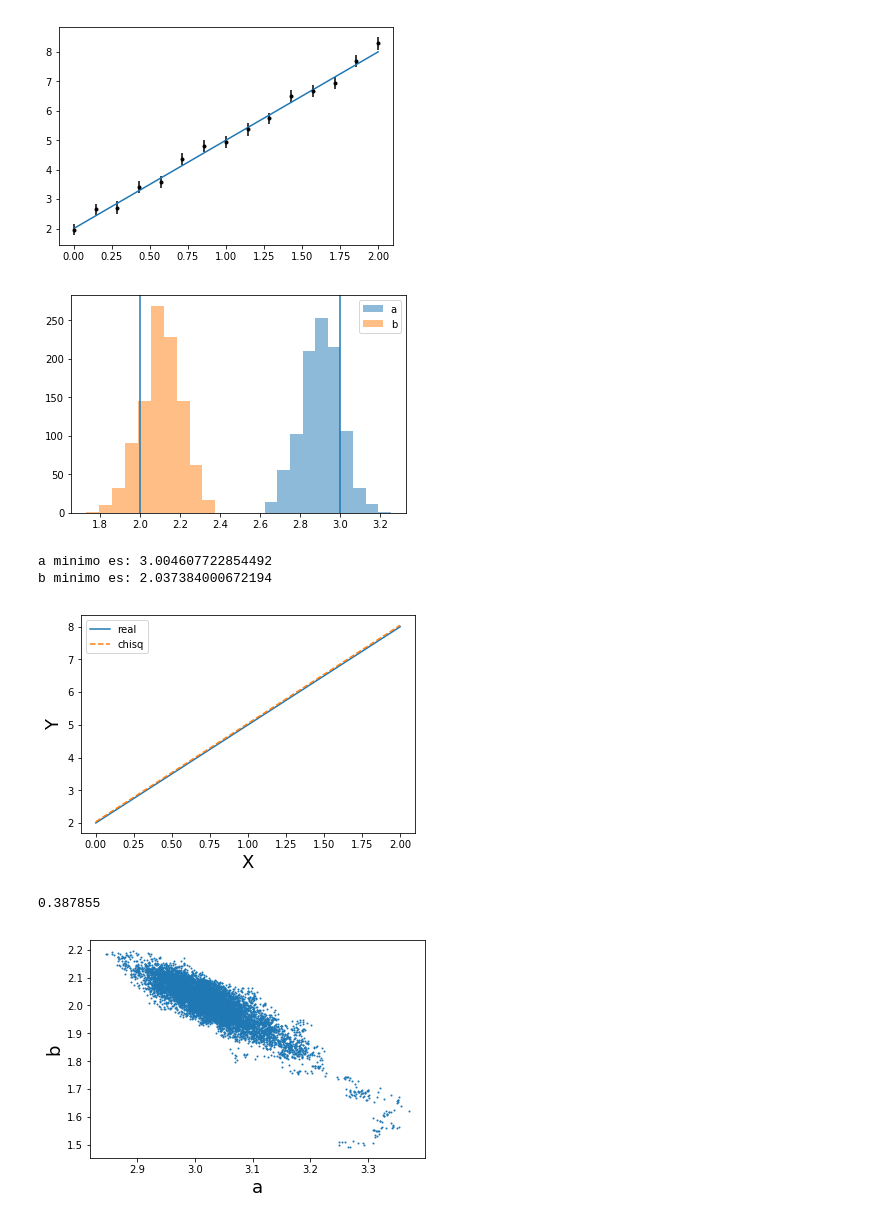
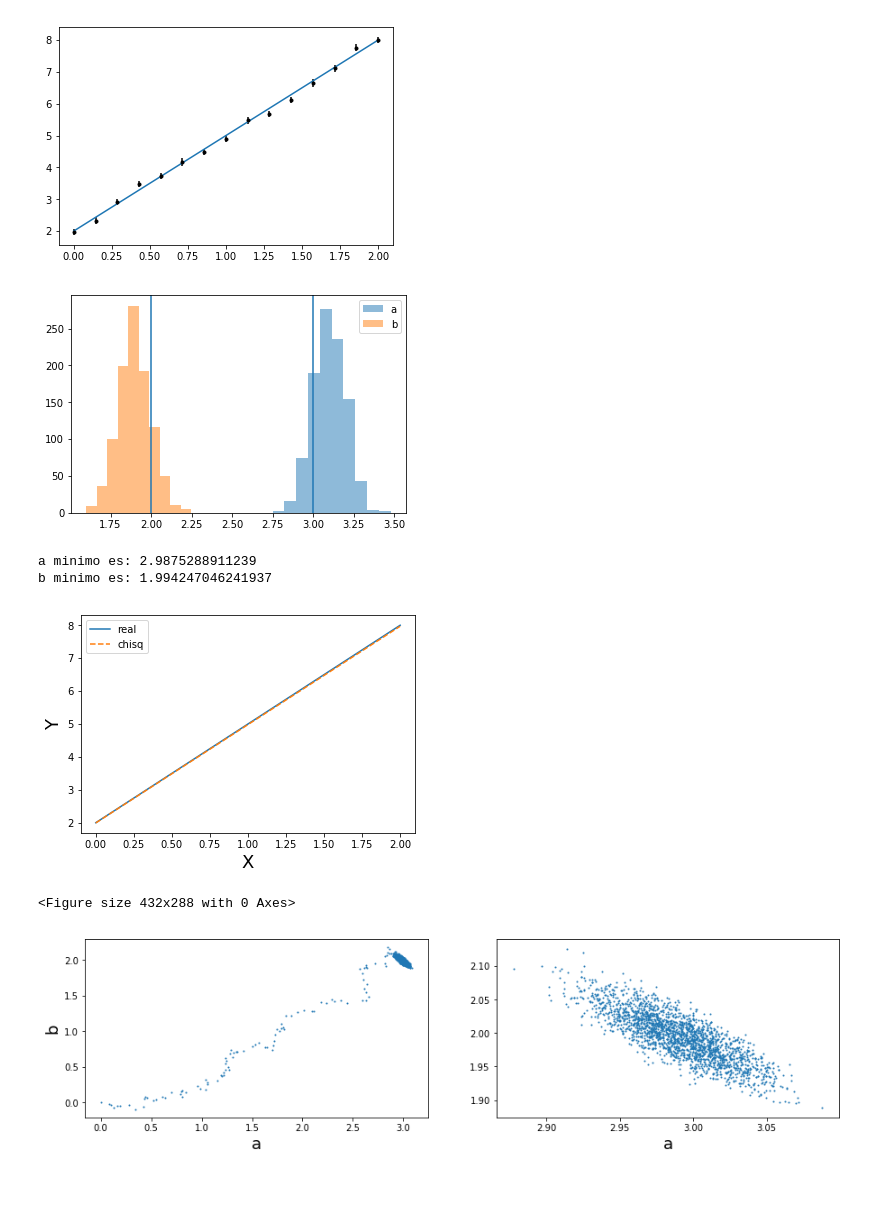
Before and after one commit to DCIDA2019/da2019-Oscar2401, a Jupyter notebook: Semana7/Trabajo_1.ipynb, the cells around one changed output. Cells and saved outputs as stored; diff of their text form; code cells hidden in the pictures; blank space fills up the shorter version.

```diff
--- a/Semana7/Trabajo_1.ipynb
+++ b/Semana7/Trabajo_1.ipynb
@@ -6,7 +6,7 @@ import matplotlib.pyplot as plt
 n = 15
 x_i = 0
 x_f = 2
-sigma = 0.2
+sigma = 0.1
 
 x = np.linspace(x_i,x_f,n)
 y_t = 3*x + 2
@@ -18,4 +18,4 @@ np.savetxt('recta.txt',(x,y,y_err))
 plt.errorbar(x,y,yerr=y_err, fmt='k.',ecolor='black')
 plt.plot(x,y_t);
 # %% [output]
-[figure, old version]
+[figure, new version]
@@ -24,8 +39,8 @@ x = np.loadtxt('recta.txt')[0]
 y = np.loadtxt('recta.txt')[1]
 y_err = np.loadtxt('recta.txt')[2]
 # %%
-a0,sigma_a0= 2.9,0.1
-b0,sigma_b0 = 2.1,0.1
+a0,sigma_a0= 3.1,0.1
+b0,sigma_b0 = 1.9,0.1
 
 a_t = 3
 b_t = 2
@@ -39,7 +54,7 @@ plt.axvline(a_t)
 plt.axvline(b_t)
 plt.legend();
 # %% [output]
-[figure, old version]
+[figure, new version]
 # %%
 chisq_ = np.zeros_like(a_sample)
 for i in range(len(a_sample)):
@@ -50,8 +65,8 @@ minimo = np.where(chisq_==np.min(chisq_))[0][0]
 print('a minimo es:',a_sample[minimo])
 print('b minimo es:',b_sample[minimo])
 # %% [output]
-a minimo es: 3.004607722854492
-b minimo es: 2.037384000672194
+a minimo es: 2.9875288911239
+b minimo es: 1.994247046241937
 # %%
 plt.plot(x,y_t,label = 'real')
 plt.plot(x,a_sample[minimo]*x+b_sample[minimo],'--',label = 'chisq')
@@ -59,53 +74,57 @@ plt.xlabel('X',fontsize = 18)
 plt.ylabel('Y',fontsize = 18)
 plt.legend();
 # %% [output]
-[figure, old version]
+[figure, new version]
-# %%
-import random
-random.randint(1,10000000)/10000000
-# %% [output]
-0.387855
 # %%
 np.random.seed(1)
 
-a_ini = 3.25
-b_ini = 1.5
-ch_0 = chisq([a_ini,b_ini],[x,y,y_err])
+#Parametros iniciales
+
+#inicio de a y b
+a_ini = 0.
+b_ini = 0.
+# sigma de a y b
+d_a = 0.05
+d_b = 0.05
 
 a = [a_ini]
 b = [b_ini]
-
-chisMK = []
-
-d_a = 0.01
-d_b = 0.01
-
+ch_0 = chisq([a_ini,b_ini],[x,y,y_err])
 for i in range(10000):
     a_af = np.random.normal(a_ini,d_a)
     b_af = np.random.normal(b_ini,d_b)
     ch = chisq([a_af,b_af],[x,y,y_err])
     if ch < ch_0:
-        chisMK.append(ch)
         a.append(a_af)
         b.append(b_af)
         a_ini = a_af
         b_ini = b_af
         ch_0 = ch
 
     else:
         r = -np.log(np.random.uniform(0,1))
-        diff = ch-ch_0
+        diff = abs(ch-ch_0)
         if diff<r:
-            chisMK.append(ch)
             a.append(a_af)
             b.append(b_af)
             a_ini = a_af
             b_ini = b_af
             ch_0 = ch
 
+a_fl = a[100:]
+b_fl = b[100:]
+
+plt.figure(3)
+plt.figure(figsize=(15,8))
+plt.subplot(221)
 plt.scatter(a,b,s=1)
+plt.ylabel('b',fontsize=18)
 plt.xlabel('a',fontsize=18)
-plt.ylabel('b',fontsize=18)
-plt.show()
+
+plt.subplot(222)
+plt.scatter(a_fl,b_fl,s=1)
+plt.xlabel('a',fontsize=18)
+plt.show();
 # %% [output]
+<Figure size 432x288 with 0 Axes>
-[figure, old version]
+[figure, new version]
```
Also changed, not shown: parts of 8 cells of this notebook, 1 other file.
